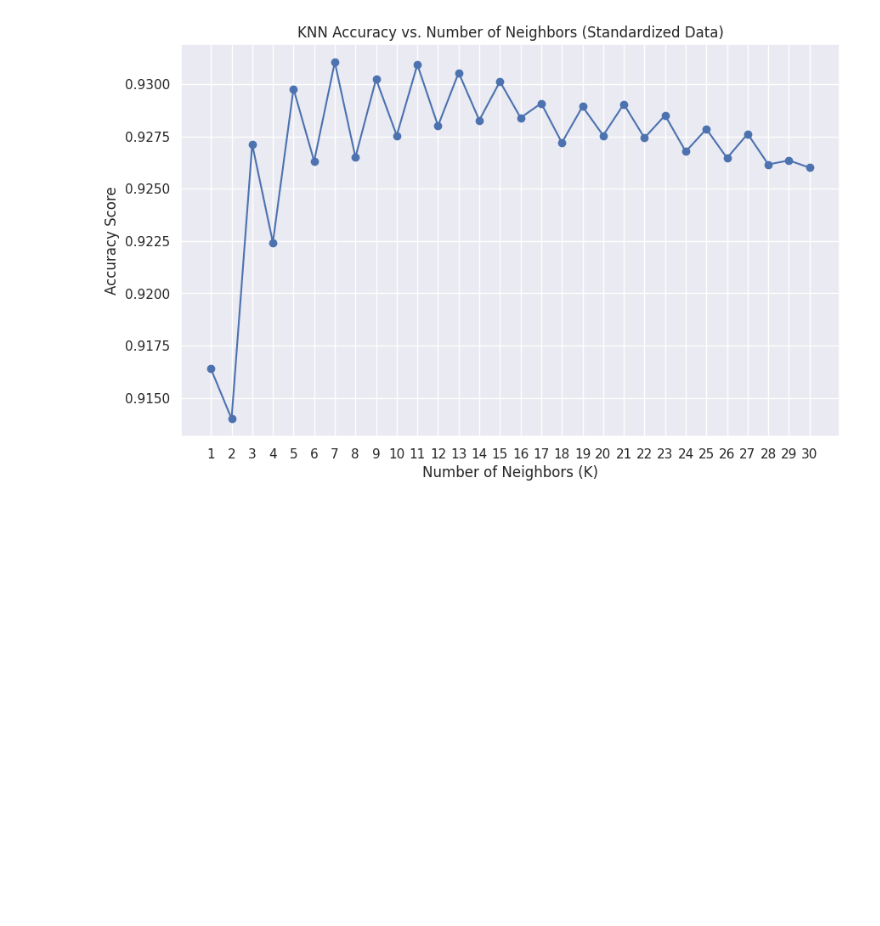
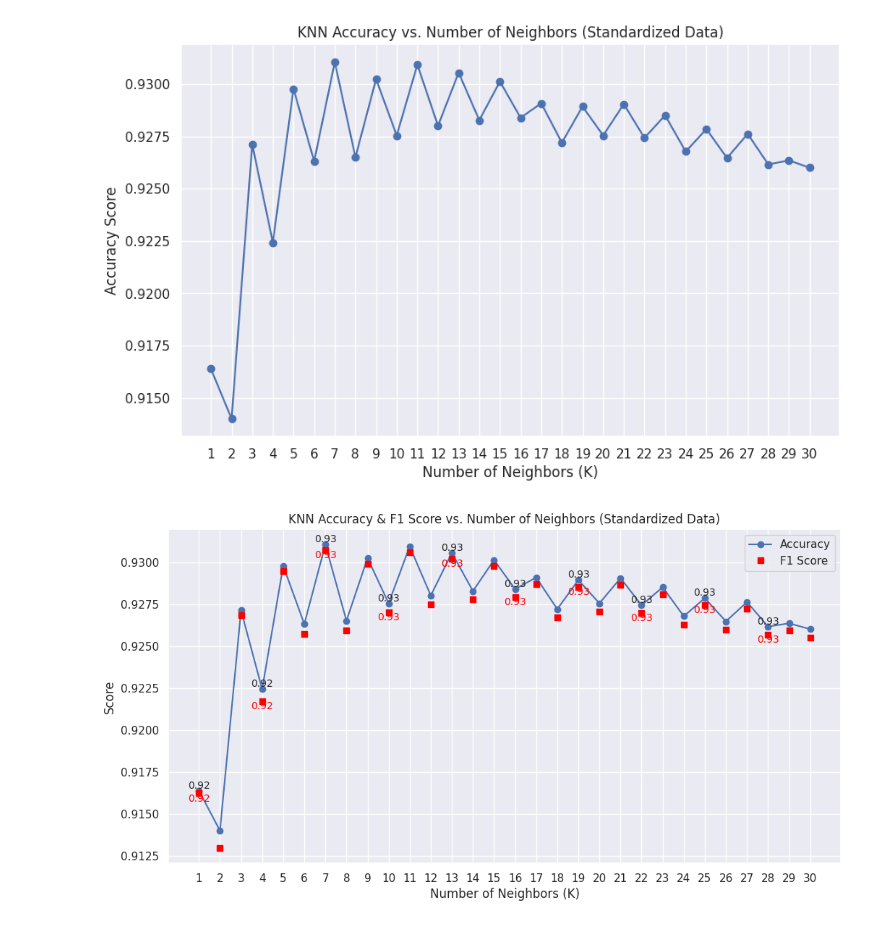
Before and after one commit to tiagoluis19/AC, a Jupyter notebook: projetoAC/airline_costumer_satisfaction.ipynb, the cells around one changed output. Drawn from its saved outputs; the diff is of its cells as text; code cells hidden in the pictures; blank space fills up the shorter version.

```diff
--- a/projetoAC/airline_costumer_satisfaction.ipynb
+++ b/projetoAC/airline_costumer_satisfaction.ipynb
@@ -372,3 +434,54 @@ plt.grid(True)
 plt.show()
 # %% [output]
 [figure]
+# %%
+import numpy as np
+import matplotlib.pyplot as plt
+from sklearn.neighbors import KNeighborsClassifier
+from sklearn.metrics import accuracy_score, f1_score
+from sklearn.preprocessing import StandardScaler
+
+# Assuming 'data' and 'data_test' are already defined
+X_train = data.drop(['satisfaction'], axis=1)
+y_train = data['satisfaction']
+X_test = data_test.drop(['satisfaction'], axis=1)
+y_test = data_test['satisfaction']
+
+# Standardizing the features
+scaler = StandardScaler()
+X_train = scaler.fit_transform(X_train)
+X_test = scaler.transform(X_test)
+
+accuracies = []
+f1_scores = []
+
+# Loop through K values from 1 to 30
+for i in range(1, 31):
+    knn = KNeighborsClassifier(n_neighbors=i)  # Create KNN with i neighbors
+    knn.fit(X_train, y_train)  # Train the model
+    y_pred = knn.predict(X_test)  # Predict
+    acc = accuracy_score(y_true=y_test, y_pred=y_pred)  # Compute accuracy
+    f1 = f1_score(y_true=y_test, y_pred=y_pred, average='weighted')  # Compute F1 score
+
+    accuracies.append(acc)  # Store accuracy
+    f1_scores.append(f1)  # Store F1 score
+
+# Plot the results
+plt.figure(figsize=(12, 6))
+plt.plot(range(1, 31), accuracies, marker='o', linestyle='-', label='Accuracy')
+plt.plot(range(1, 31), f1_scores, marker='s', linestyle='', label='F1 Score', color='red')
+
+# Annotate accuracy and F1 score values at selected intervals
+for i in range(1, 31, 3):  # Annotate every 3rd point for readability
+    plt.text(i, accuracies[i-1], f'{accuracies[i-1]:.2f}', ha='center', va='bottom', fontsize=10)
+    plt.text(i, f1_scores[i-1], f'{f1_scores[i-1]:.2f}', ha='center', va='top', fontsize=10, color='red')
+
+plt.xlabel("Number of Neighbors (K)")
+plt.ylabel("Score")
+plt.title("KNN Accuracy & F1 Score vs. Number of Neighbors (Standardized Data)")
+plt.xticks(range(1, 31))
+plt.grid(True)
+plt.legend()
+plt.show()
+# %% [output]
+[figure, added]
```
Also changed, not shown: parts of 15 cells of this notebook.
